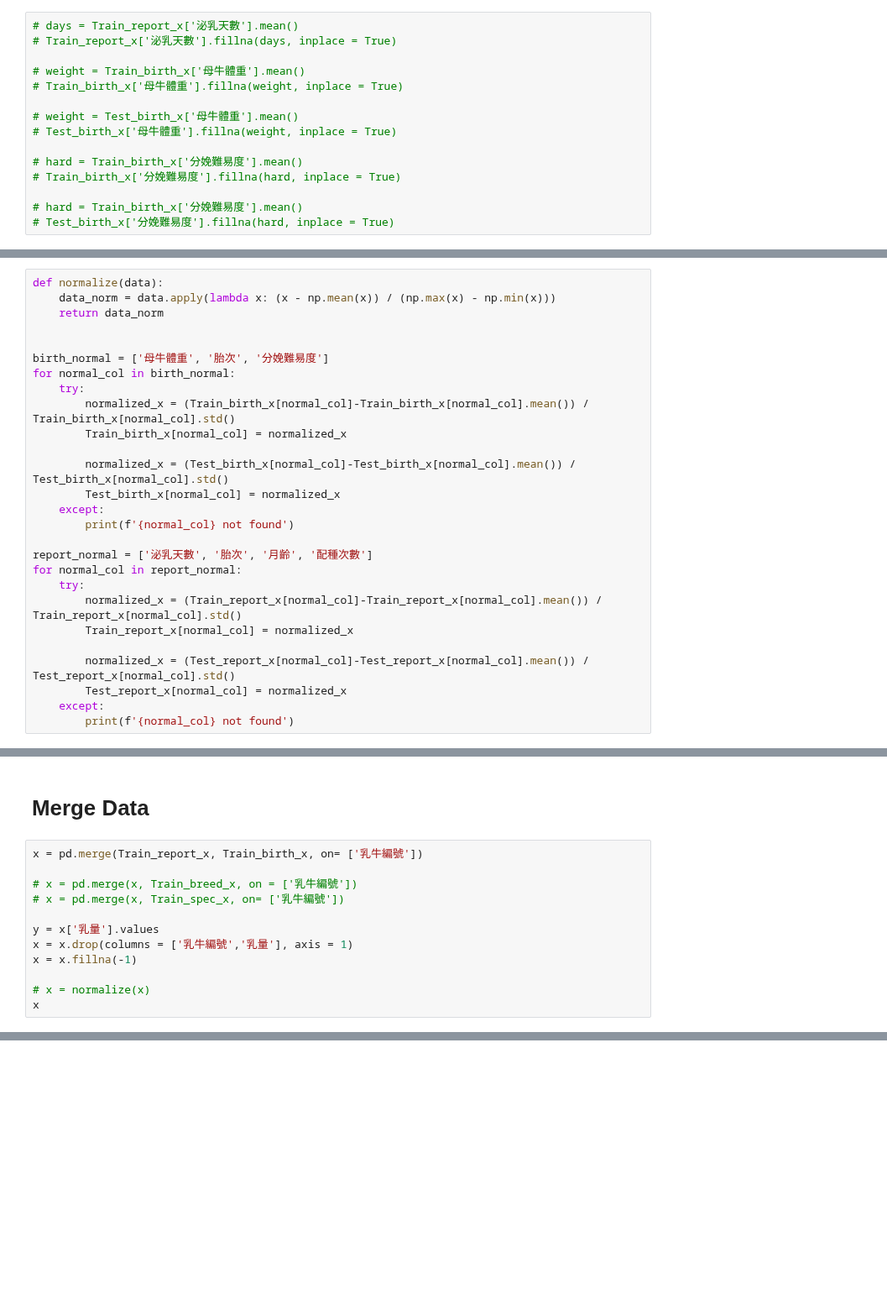
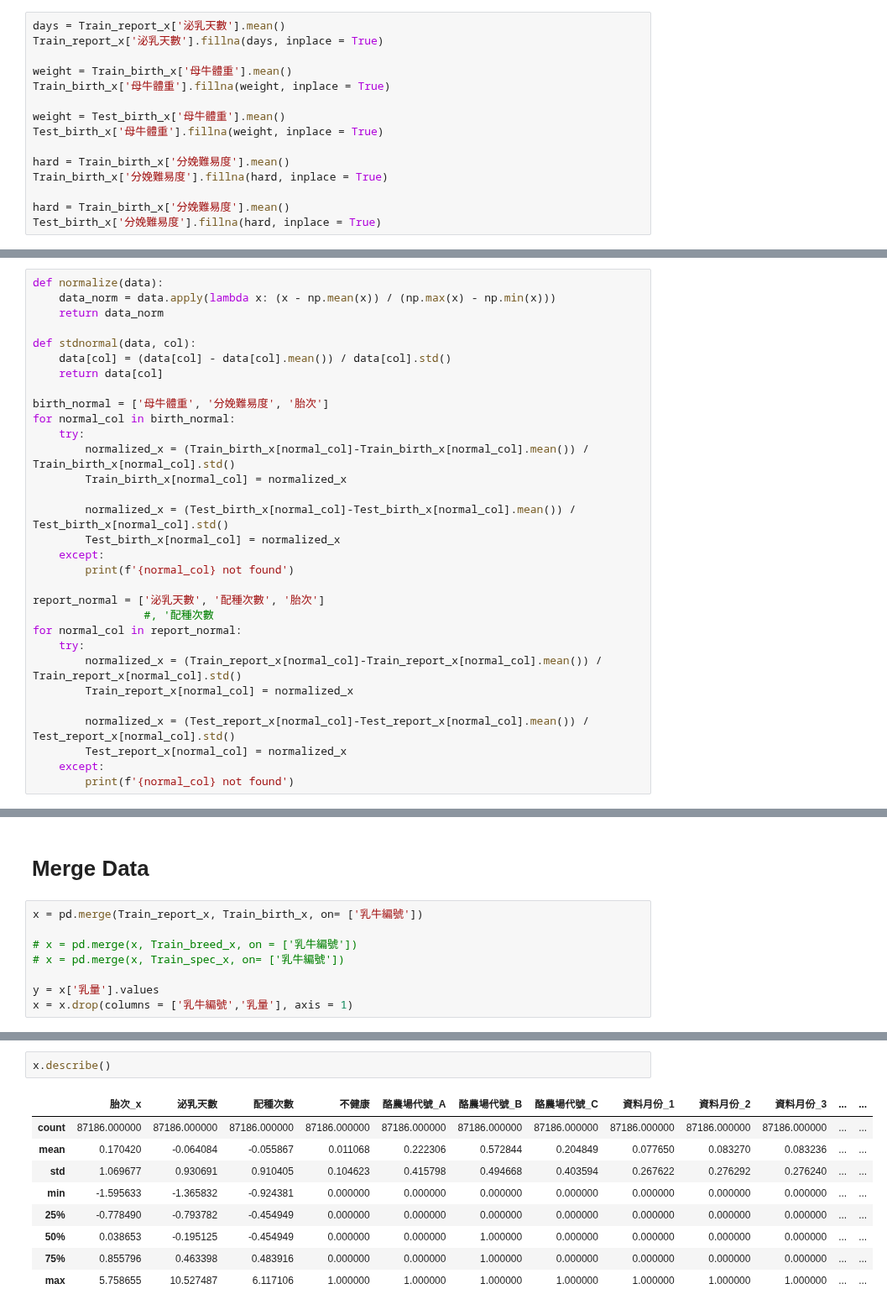
Before and after one commit to kevin879275/DL_FinalProject, a Jupyter notebook: data.ipynb, the cells around one changed output, grey strips where cells are left out. Shown at 84% size. Cells and saved outputs as stored; diff of their text form; blank space fills up the shorter version.

```diff
--- a/data.ipynb
+++ b/data.ipynb
@@ -285,15 +297,15 @@ Train_birth_x
 # %%
-# days = Train_report_x['泌乳天數'].mean()
-# Train_report_x['泌乳天數'].fillna(days, inplace = True)
+days = Train_report_x['泌乳天數'].mean()
+Train_report_x['泌乳天數'].fillna(days, inplace = True)
 
-# weight = Train_birth_x['母牛體重'].mean()
-# Train_birth_x['母牛體重'].fillna(weight, inplace = True)
+weight = Train_birth_x['母牛體重'].mean()
+Train_birth_x['母牛體重'].fillna(weight, inplace = True)
 
-# weight = Test_birth_x['母牛體重'].mean()
-# Test_birth_x['母牛體重'].fillna(weight, inplace = True)
+weight = Test_birth_x['母牛體重'].mean()
+Test_birth_x['母牛體重'].fillna(weight, inplace = True)
 
-# hard = Train_birth_x['分娩難易度'].mean()
-# Train_birth_x['分娩難易度'].fillna(hard, inplace = True)
+hard = Train_birth_x['分娩難易度'].mean()
+Train_birth_x['分娩難易度'].fillna(hard, inplace = True)
 
-# hard = Train_birth_x['分娩難易度'].mean()
-# Test_birth_x['分娩難易度'].fillna(hard, inplace = True)
+hard = Train_birth_x['分娩難易度'].mean()
+Test_birth_x['分娩難易度'].fillna(hard, inplace = True)
@@ -304,8 +321,11 @@ def normalize(data):
     data_norm = data.apply(lambda x: (x - np.mean(x)) / (np.max(x) - np.min(x)))
     return data_norm
 
+def stdnormal(data, col):
+    data[col] = (data[col] - data[col].mean()) / data[col].std()
+    return data[col]
 
-birth_normal = ['母牛體重', '胎次', '分娩難易度']
+birth_normal = ['母牛體重', '分娩難易度', '胎次']
 for normal_col in birth_normal:
     try:
         normalized_x = (Train_birth_x[normal_col]-Train_birth_x[normal_col].mean()) / Train_birth_x[normal_col].std()
@@ -316,7 +336,8 @@ for normal_col in birth_normal:
     except:
         print(f'{normal_col} not found')
 
-report_normal = ['泌乳天數', '胎次', '月齡', '配種次數']
+report_normal = ['泌乳天數', '配種次數', '胎次']
+                 #, '配種次數
 for normal_col in report_normal:
     try:
         normalized_x = (Train_report_x[normal_col]-Train_report_x[normal_col].mean()) / Train_report_x[normal_col].std()
@@ -348,7 +368,3 @@ x = pd.merge(Train_report_x, Train_birth_x, on= ['乳牛編號'])
 
 y = x['乳量'].values
 x = x.drop(columns = ['乳牛編號','乳量'], axis = 1)
-x = x.fillna(-1)
-
-# x = normalize(x)
-x
@@ -368,0 +382,12 @@ x
+# %%
+x.describe()
+# %% [output]
+|  | 胎次_x | 泌乳天數 | 配種次數 | 不健康 | 酪農場代號_A | 酪農場代號_B | 酪農場代號_C | 資料月份_1 | 資料月份_2 | 資料月份_3 | ... | ... |
+| count | 87186.000000 | 87186.000000 | 87186.000000 | 87186.000000 | 87186.000000 | 87186.000000 | 87186.000000 | 87186.000000 | 87186.000000 | 87186.000000 | ... | ... |
+| mean | 0.170420 | -0.064084 | -0.055867 | 0.011068 | 0.222306 | 0.572844 | 0.204849 | 0.077650 | 0.083270 | 0.083236 | ... | ... |
+| std | 1.069677 | 0.930691 | 0.910405 | 0.104623 | 0.415798 | 0.494668 | 0.403594 | 0.267622 | 0.276292 | 0.276240 | ... | ... |
+| min | -1.595633 | -1.365832 | -0.924381 | 0.000000 | 0.000000 | 0.000000 | 0.000000 | 0.000000 | 0.000000 | 0.000000 | ... | ... |
+| 25% | -0.778490 | -0.793782 | -0.454949 | 0.000000 | 0.000000 | 0.000000 | 0.000000 | 0.000000 | 0.000000 | 0.000000 | ... | ... |
+| 50% | 0.038653 | -0.195125 | -0.454949 | 0.000000 | 0.000000 | 1.000000 | 0.000000 | 0.000000 | 0.000000 | 0.000000 | ... | ... |
+| 75% | 0.855796 | 0.463398 | 0.483916 | 0.000000 | 0.000000 | 1.000000 | 0.000000 | 0.000000 | 0.000000 | 0.000000 | ... | ... |
+| max | 5.758655 | 10.527487 | 6.117106 | 1.000000 | 1.000000 | 1.000000 | 1.000000 | 1.000000 | 1.000000 | 1.000000 | ... | ... |
```
Also changed, not shown: parts of 15 cells of this notebook, 4 other files.
